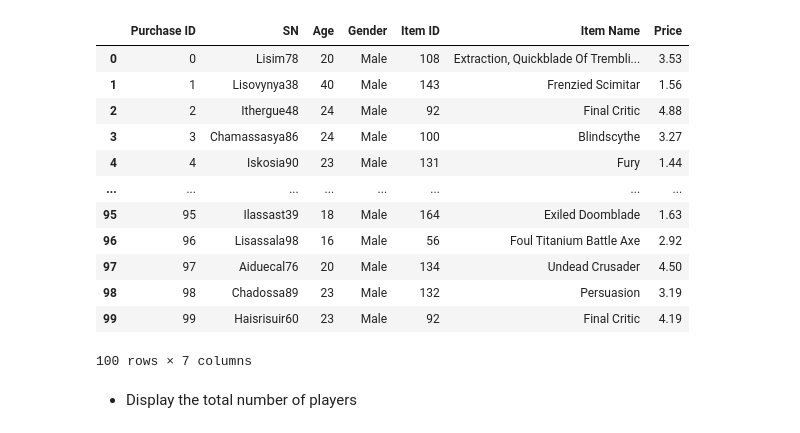
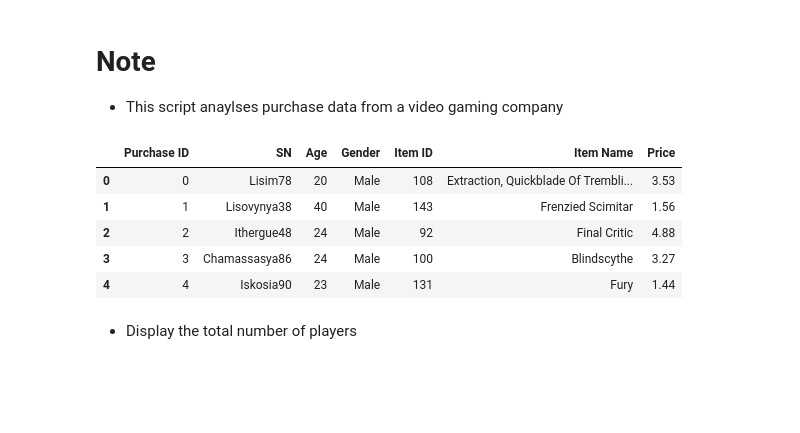
Before and after one commit to mmarange/pandas-challenge, a Jupyter notebook: 02-Case-Assignment/HeroesOfPymoli/HeroesOfPymoli_starter_submitted.ipynb, the cells around one changed output. Saved outputs shown, nothing was run; the diff lists cells and outputs as text; code cells hidden in the pictures; blank space fills up the shorter version.

```diff
--- a/02-Case-Assignment/HeroesOfPymoli/HeroesOfPymoli_starter_submitted.ipynb
+++ b/02-Case-Assignment/HeroesOfPymoli/HeroesOfPymoli_starter_submitted.ipynb
@@ -4,28 +1,24 @@
+# %% [markdown]
+# Note
+* This script anaylses purchase data from a video gaming company
 # %%
 # Dependencies and Setup
 import pandas as pd
 import numpy as np
 
 # File to Load (Remember to Change These)
 file_to_load = "Resources/purchase_data.csv"
 
 # Read Purchasing File and store into Pandas data frame
 purchase_data = pd.read_csv(file_to_load)
-purchase_data.head(100)
+purchase_data.head()
 # %% [output]
 |  | Purchase ID | SN | Age | Gender | Item ID | Item Name | Price |
 | 0 | 0 | Lisim78 | 20 | Male | 108 | Extraction, Quickblade Of Trembli... | 3.53 |
 | 1 | 1 | Lisovynya38 | 40 | Male | 143 | Frenzied Scimitar | 1.56 |
 | 2 | 2 | Ithergue48 | 24 | Male | 92 | Final Critic | 4.88 |
 | 3 | 3 | Chamassasya86 | 24 | Male | 100 | Blindscythe | 3.27 |
 | 4 | 4 | Iskosia90 | 23 | Male | 131 | Fury | 1.44 |
-| ... | ... | ... | ... | ... | ... | ... | ... |
-| 95 | 95 | Ilassast39 | 18 | Male | 164 | Exiled Doomblade | 1.63 |
-| 96 | 96 | Lisassala98 | 16 | Male | 56 | Foul Titanium Battle Axe | 2.92 |
-| 97 | 97 | Aiduecal76 | 20 | Male | 134 | Undead Crusader | 4.50 |
-| 98 | 98 | Chadossa89 | 23 | Male | 132 | Persuasion | 3.19 |
-| 99 | 99 | Haisrisuir60 | 23 | Male | 92 | Final Critic | 4.19 |
-100 rows × 7 columns
 # %%
 ## Player Count
 # %% [markdown]
```
Also changed, not shown: parts of 12 cells of this notebook, 23 other files.
